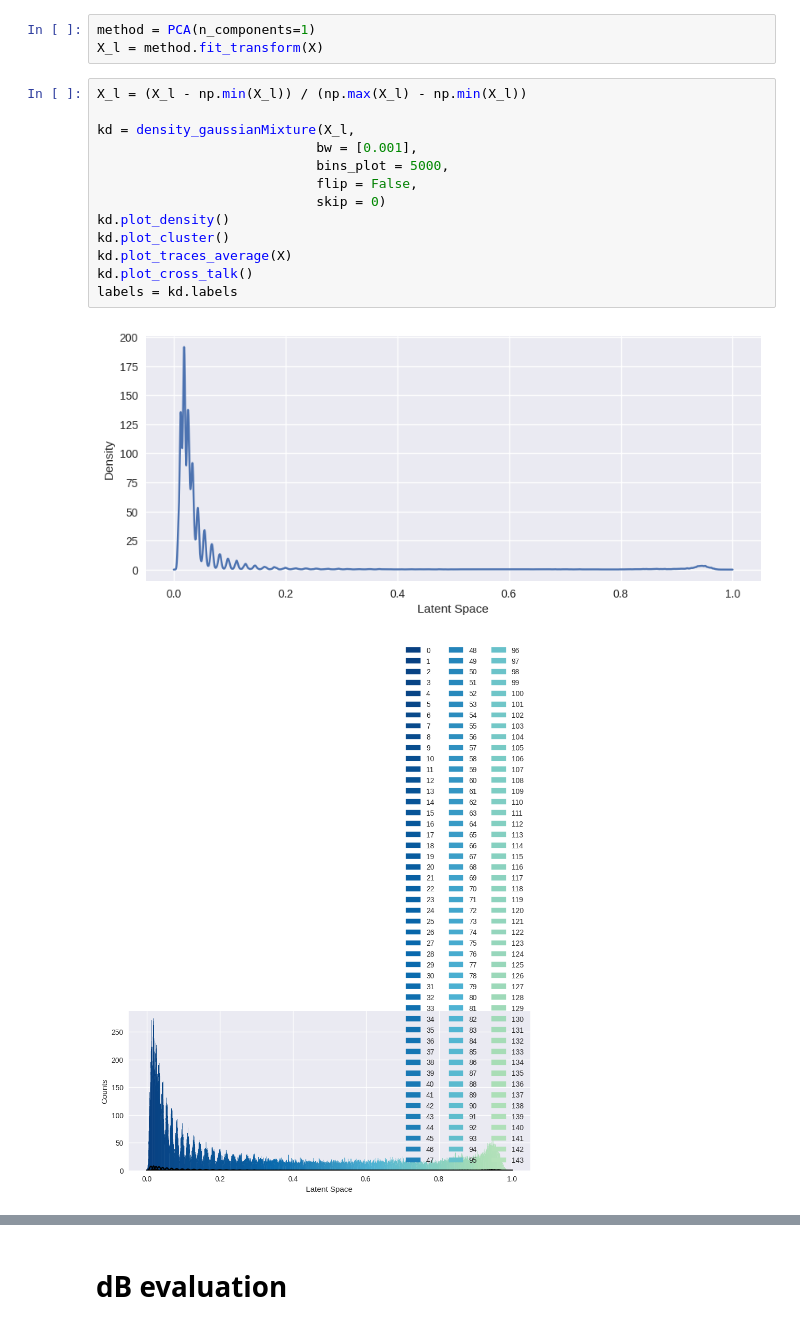
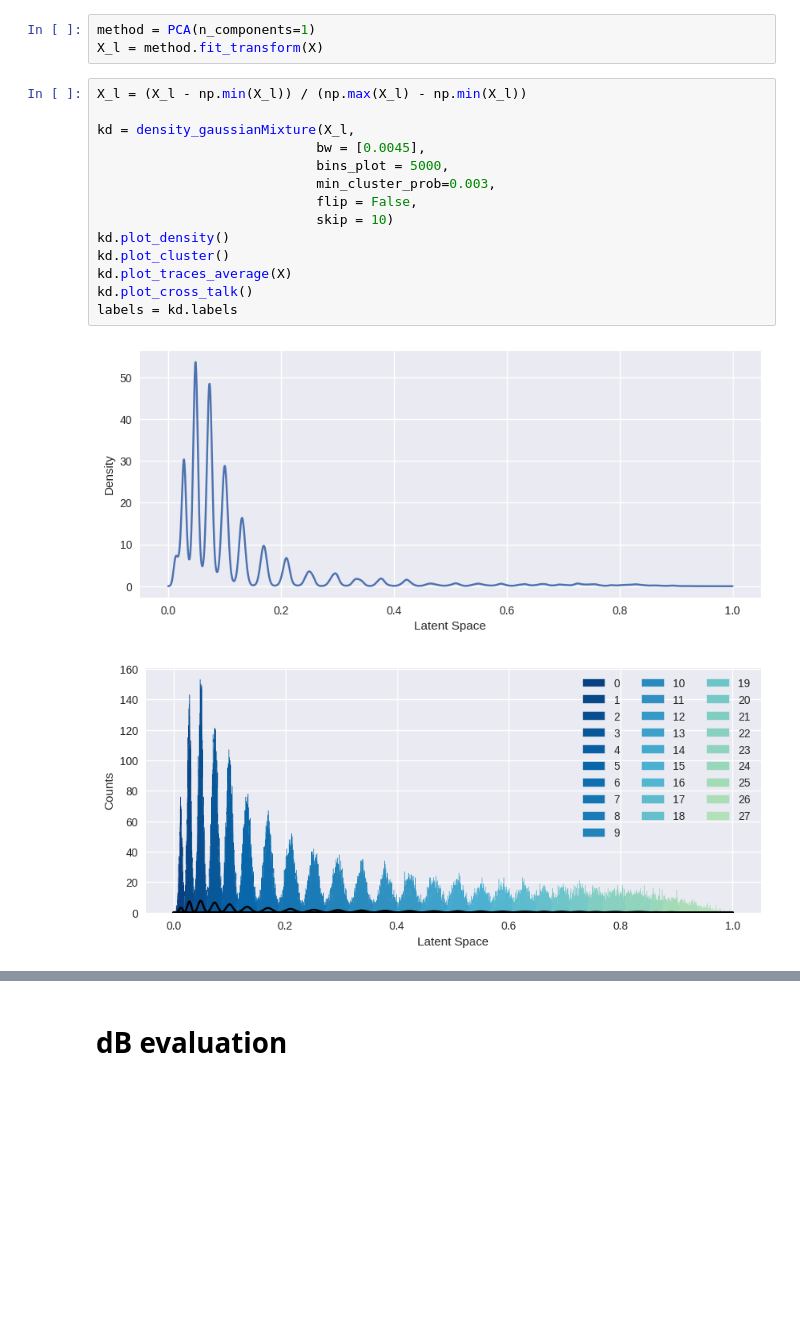
Before and after one commit to polyquantique/Photon-Number-Classification, a Jupyter notebook: src/Decibel_TES.ipynb, the cells around one changed output, grey strips where cells are left out. Cells and saved outputs as stored; diff of their text form; blank space fills up the shorter version.

```diff
--- a/src/Decibel_TES.ipynb
+++ b/src/Decibel_TES.ipynb
@@ -232,16 +243,17 @@ X_l = method.fit_transform(X)
 # %%
 X_l = (X_l - np.min(X_l)) / (np.max(X_l) - np.min(X_l))
 
 kd = density_gaussianMixture(X_l,
-                            bw = [0.001],
+                            bw = [0.0045],
                             bins_plot = 5000,
+                            min_cluster_prob=0.003,
                             flip = False,
-                            skip = 0)
+                            skip = 10)
 kd.plot_density()
 kd.plot_cluster()
 kd.plot_traces_average(X)
 kd.plot_cross_talk()
 labels = kd.labels
 # %% [output]
-[figure, old version]
+[figure, new version]
-[figure, old version]
+[figure, new version]
```
Also changed, not shown: parts of 9 cells of this notebook, 8 other files.
